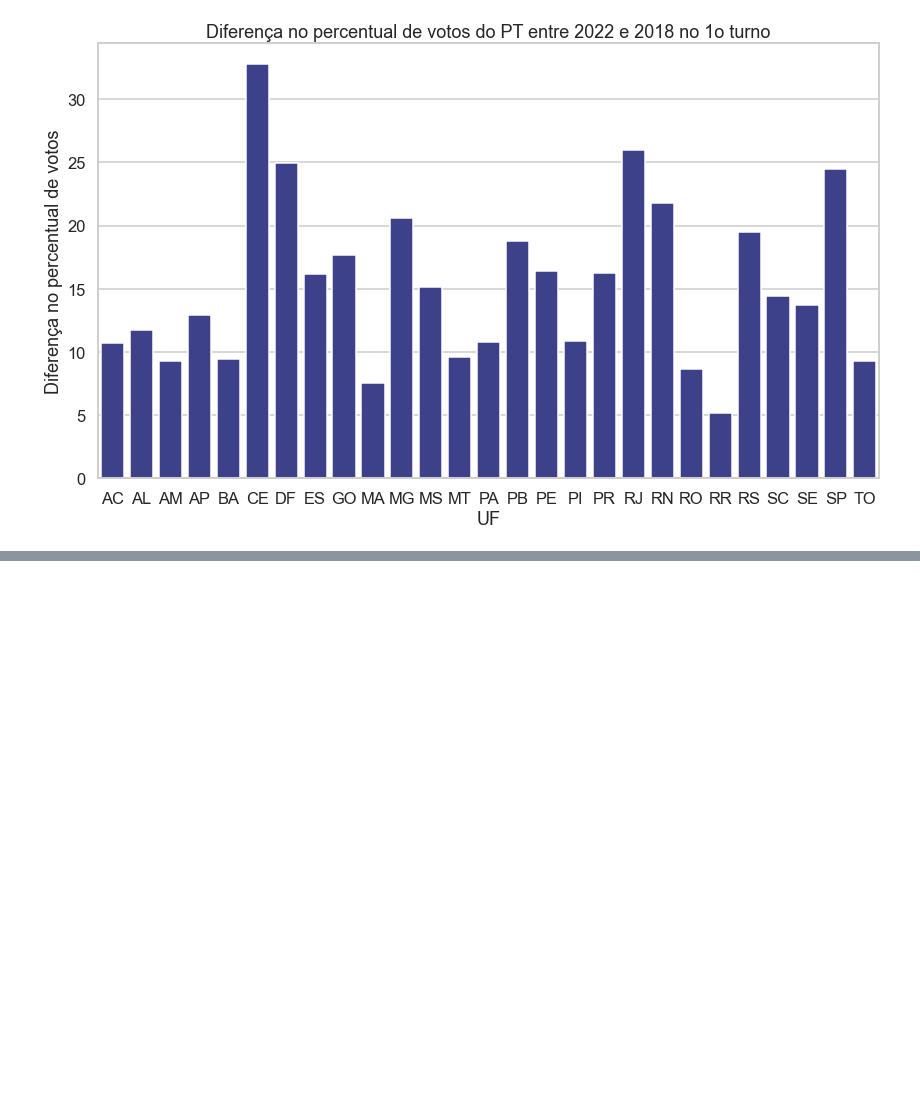
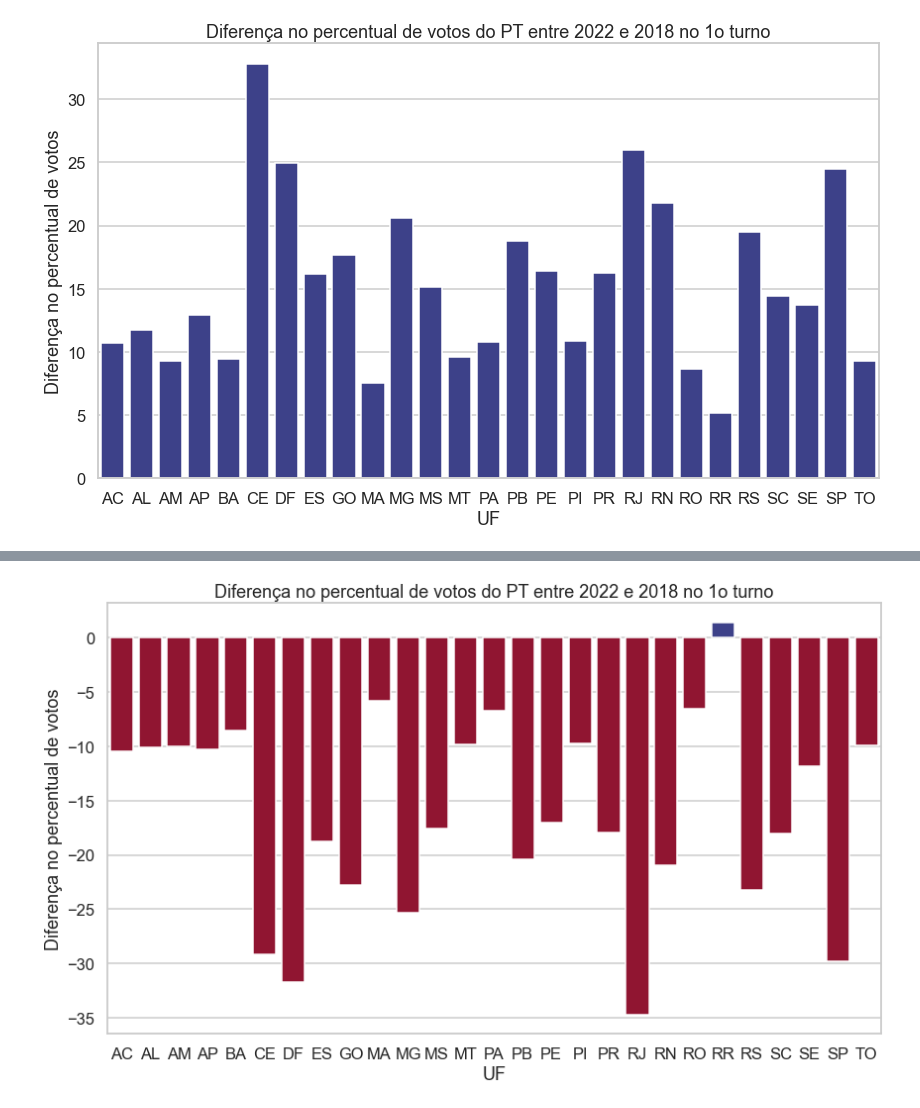
Before and after one commit to analisededados-ufpb/aulas-ad, a Jupyter notebook: 2-eda/analise_eleicoes_2022.ipynb, the cells around one changed output, grey strips where cells are left out. Cells and saved outputs as stored; diff of their text form; code cells hidden in the pictures; blank space fills up the shorter version.

```diff
--- a/2-eda/analise_eleicoes_2022.ipynb
+++ b/2-eda/analise_eleicoes_2022.ipynb
@@ -25,10 +25,10 @@ plt.show()
 # %% [output]
 [figure]
 # %%
-bolsonaro_pvt = (
+bolsonaro_dif = (
     bolsonaro.pivot_table(index='uf', columns='ano_eleicao', values='perc_votos')
     .reset_index()
     .query("uf != 'ZZ'")
 )
-bolsonaro_pvt['dif'] = bolsonaro_pvt[2022] - bolsonaro_pvt[2018]
+bolsonaro_dif['dif'] = bolsonaro_dif[2022] - bolsonaro_dif[2018]
 # %%
@@ -46,13 +46,13 @@ sns.barplot(x='uf', y='perc_votos', hue='ano_eleicao', data=pt)
 [figure]
 # %%
-pt_pvt = (
+pt_dif = (
     pt.pivot_table(index='uf', columns='ano_eleicao', values='perc_votos')
     .reset_index()
     .query("uf != 'ZZ'")
 )
-pt_pvt['dif'] = pt_pvt[2022] - pt_pvt[2018]
+pt_dif['dif'] = pt_dif[2022] - pt_dif[2018]
 
-p = sns.barplot(x='uf', y='dif', data=pt_pvt, palette=cm.RdYlBu(pt_pvt['dif']))
+p = sns.barplot(x='uf', y='dif', data=pt_dif, palette=cm.RdYlBu(pt_dif['dif']))
 p.set(xlabel='UF', ylabel='Diferença no percentual de votos',
       title='Diferença no percentual de votos do PT entre 2022 e 2018 no 1o turno')
 plt.show()
@@ -100,0 +84,6 @@ bolsonaro_pvt
+# %%
+jb_pt_dif = bolsonaro_dif.merge(pt_dif, on=['uf'], suffixes=['_jb', '_pt'])
+jb_pt_dif['dif_2018'] = jb_pt_dif['2018_jb'] - jb_pt_dif['2018_pt']
+jb_pt_dif['dif_2022'] = jb_pt_dif['2022_jb'] - jb_pt_dif['2022_pt']
+jb_pt_dif['dif_jb_pt'] = jb_pt_dif['dif_2022'] - jb_pt_dif['dif_2018']
+jb_pt_dif
@@ -100,0 +108,7 @@ bolsonaro_pvt
+# %%
+p = sns.barplot(x='uf', y='dif_jb_pt', data=jb_pt_dif, palette=cm.RdYlBu(jb_pt_dif['dif_jb_pt']))
+p.set(xlabel='UF', ylabel='Diferença no percentual de votos',
+      title='Diferença no percentual de votos do PT entre 2022 e 2018 no 1o turno')
+plt.show()
+# %% [output]
+[figure, added]
```
Also changed, not shown: parts of 8 cells of this notebook.
